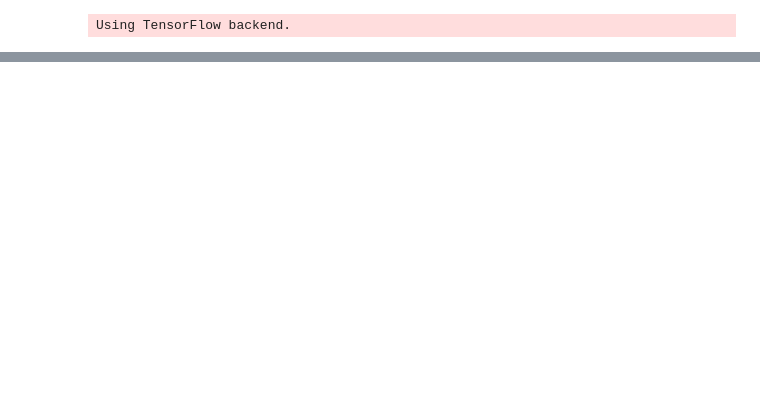
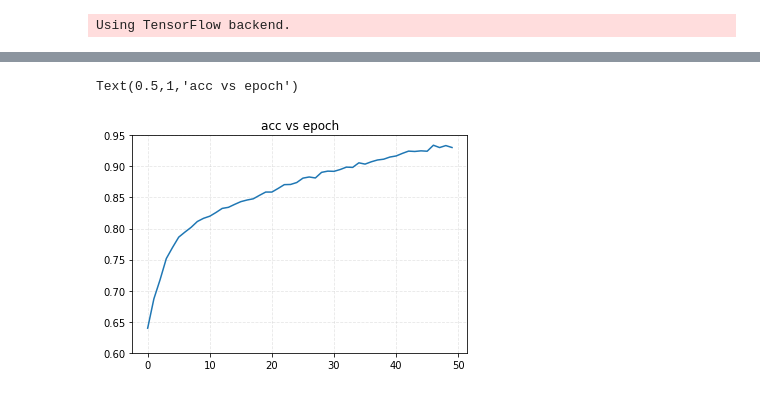
Before and after one commit to DESI-UR/time_domain, a Jupyter notebook: Will's Classifier - Amanda.ipynb, the cells around one changed output, grey strips where cells are left out. Cells and saved outputs as stored; diff of their text form; code cells hidden in the pictures; blank space fills up the shorter version.

```diff
--- a/Will's Classifier - Amanda.ipynb
+++ b/Will's Classifier - Amanda.ipynb
@@ -116,8 +116,8 @@ for i in fluxes_hosts_all:
 fluxes_hosts=np.asarray(fluxes_hosts)
 
 subspec_hosts = np.mean(fluxes_hosts[:,:6000].reshape(-1,400,15),2)
-maxflux = fluxes_hosts.max(axis=-1).reshape(-1,1)
-minflux = fluxes_hosts.min(axis=-1).reshape(-1,1)
+maxflux = subspec_hosts.max(axis=-1).reshape(-1,1)
+minflux = subspec_hosts.min(axis=-1).reshape(-1,1)
 standarized_hosts = (subspec_hosts - minflux)/(maxflux-minflux)
 # %%
 files = np.sort(glob.glob('sneia/*.fits'))
@@ -146,7 +146,7 @@ x_train = np.concatenate([standarized,standarized_hosts]).reshape(-1,400,1)
 y_train = np.concatenate([np.zeros(standarized.shape[0]),np.ones(standarized_hosts.shape[0])])
 permute = np.random.permutation(y_train.shape[0])
 # %%
-hist = model2.fit(x_train[permute][:30000],y_train[permute][:30000],batch_size=64,epochs=30,
+hist = model2.fit(x_train[permute][:30000],y_train[permute][:30000],batch_size=64,epochs=50,
                   validation_split=0.1,shuffle=True)
 # %% [output]
 Train on 17939 samples, validate on 1994 samples
@@ -162,2 +169,10 @@ Epoch 5/30
+# %%
+plt.plot(hist.history['acc'])
+plt.ylim(.6,.95)
+plt.show
+plt.title("acc vs epoch")
+# %% [output]
+Text(0.5,1,'acc vs epoch')
+[figure, added]
 # %%
 plt.plot(hist.history['val_acc'])
```
Also changed, not shown: parts of 3 cells of this notebook.
